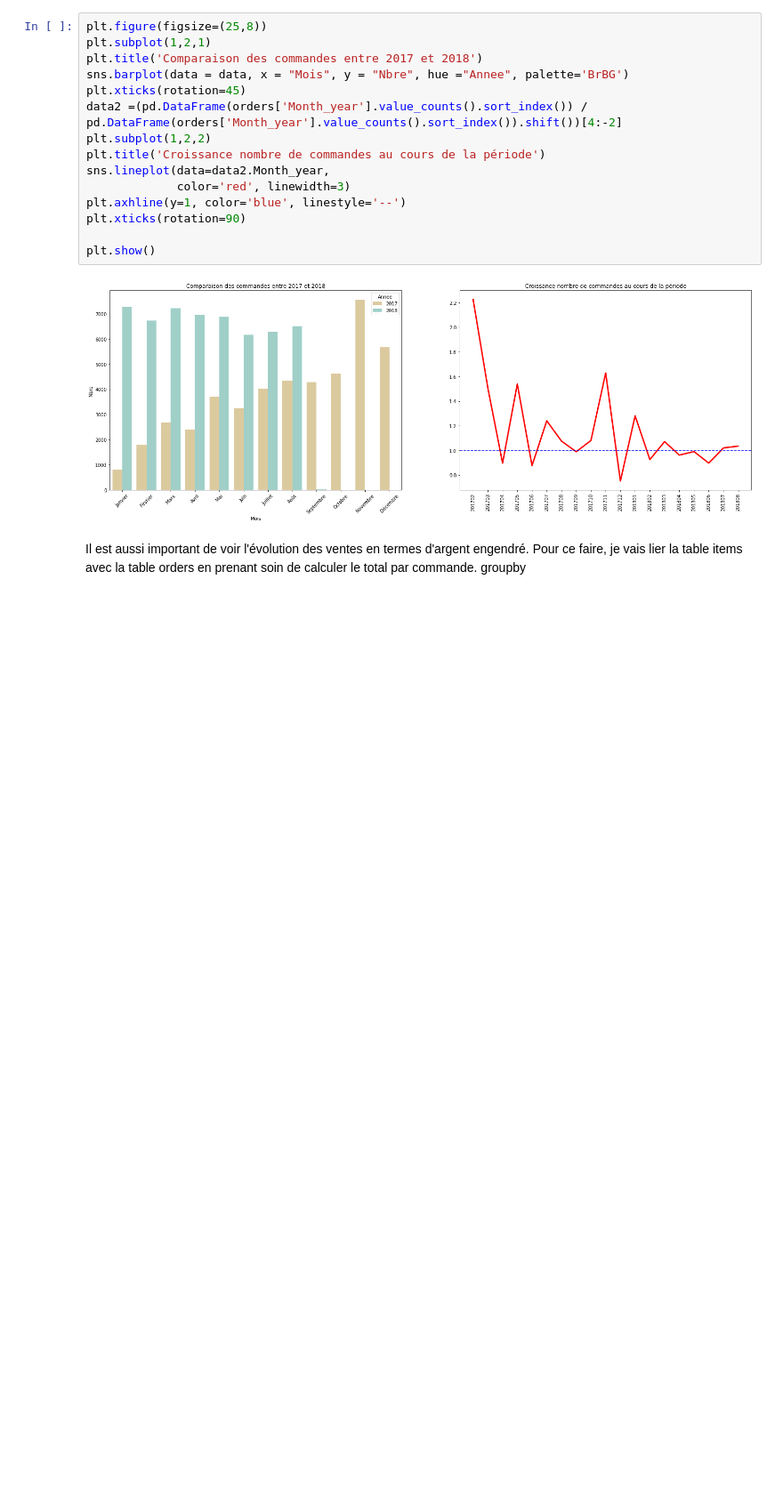
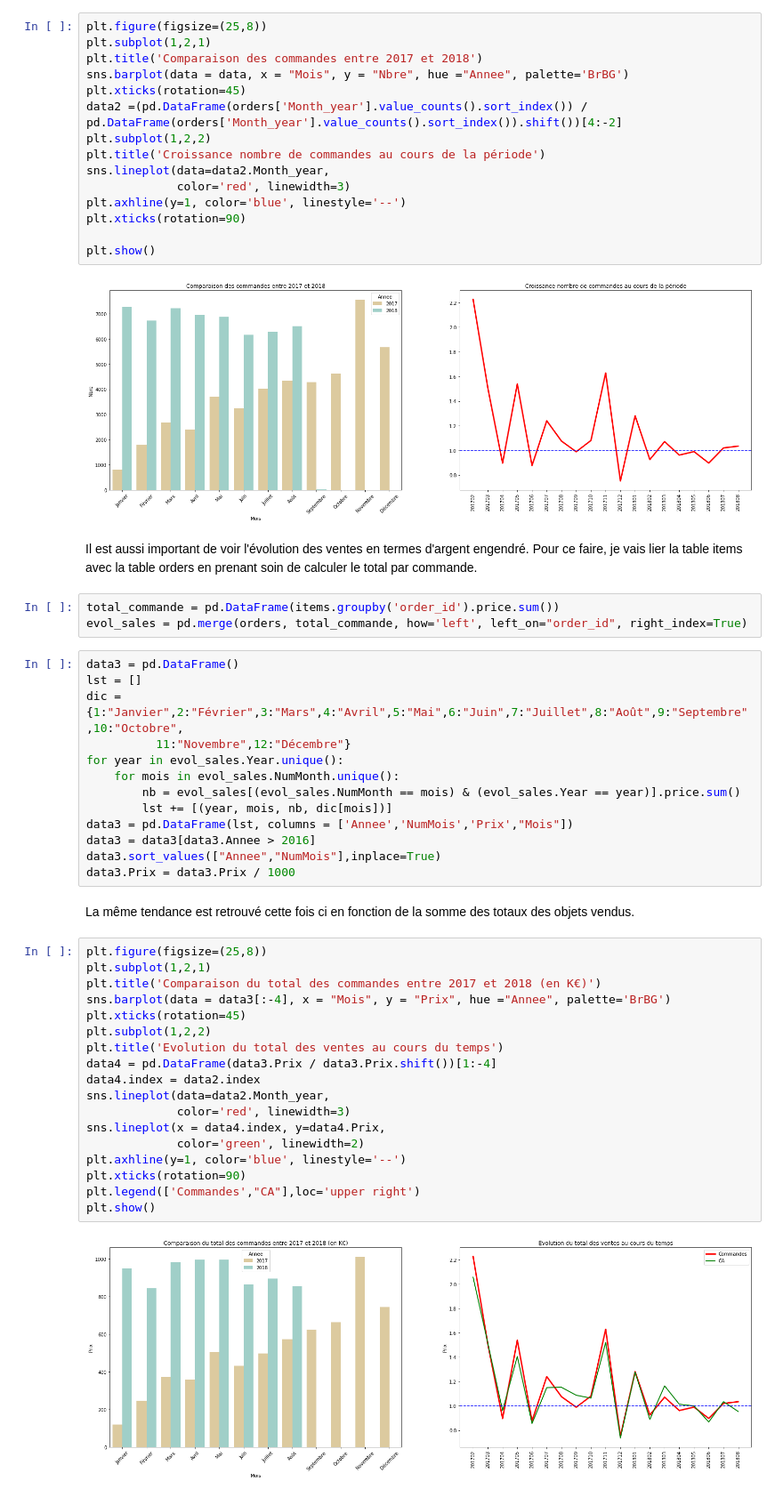
Before and after one commit to pihk94/Free2move, a Jupyter notebook: Analyse_Melchior_Prugniaud.ipynb, the cells around one changed output. Shown: that part at 89% size. Cells and saved outputs as stored; diff of their text form; blank space fills up the shorter version.

```diff
--- a/Analyse_Melchior_Prugniaud.ipynb
+++ b/Analyse_Melchior_Prugniaud.ipynb
@@ -665,4 +660,42 @@ plt.show()
 [figure]
 # %% [markdown]
 Il est aussi important de voir l'évolution des ventes en termes d'argent engendré.
-Pour ce faire, je vais lier la table items avec la table orders en prenant soin de calculer le total par commande. groupby
+Pour ce faire, je vais lier la table items avec la table orders en prenant soin de calculer le total par commande.
+# %%
+total_commande = pd.DataFrame(items.groupby('order_id').price.sum())
+evol_sales = pd.merge(orders, total_commande, how='left', left_on="order_id", right_index=True)
+# %%
+data3 = pd.DataFrame()
+lst = []
+dic = {1:"Janvier",2:"Février",3:"Mars",4:"Avril",5:"Mai",6:"Juin",7:"Juillet",8:"Août",9:"Septembre",10:"Octobre",
+          11:"Novembre",12:"Décembre"}
+for year in evol_sales.Year.unique():
+    for mois in evol_sales.NumMonth.unique():
+        nb = evol_sales[(evol_sales.NumMonth == mois) & (evol_sales.Year == year)].price.sum()
+        lst += [(year, mois, nb, dic[mois])]
+data3 = pd.DataFrame(lst, columns = ['Annee','NumMois','Prix',"Mois"])
+data3 = data3[data3.Annee > 2016]
+data3.sort_values(["Annee","NumMois"],inplace=True)
+data3.Prix = data3.Prix / 1000
+# %% [markdown]
+La même tendance est retrouvé cette fois ci en fonction de la somme des totaux des objets vendus.
+# %%
+plt.figure(figsize=(25,8))
+plt.subplot(1,2,1)
+plt.title('Comparaison du total des commandes entre 2017 et 2018 (en K€)')
+sns.barplot(data = data3[:-4], x = "Mois", y = "Prix", hue ="Annee", palette='BrBG')
+plt.xticks(rotation=45)
+plt.subplot(1,2,2)
+plt.title('Evolution du total des ventes au cours du temps')
+data4 = pd.DataFrame(data3.Prix / data3.Prix.shift())[1:-4]
+data4.index = data2.index
+sns.lineplot(data=data2.Month_year,
+             color='red', linewidth=3)
+sns.lineplot(x = data4.index, y=data4.Prix,
+             color='green', linewidth=2)
+plt.axhline(y=1, color='blue', linestyle='--')
+plt.xticks(rotation=90)
+plt.legend(['Commandes',"CA"],loc='upper right')
+plt.show()
+# %% [output]
+[figure, added]
```
Also changed, not shown: parts of 20 cells of this notebook.
